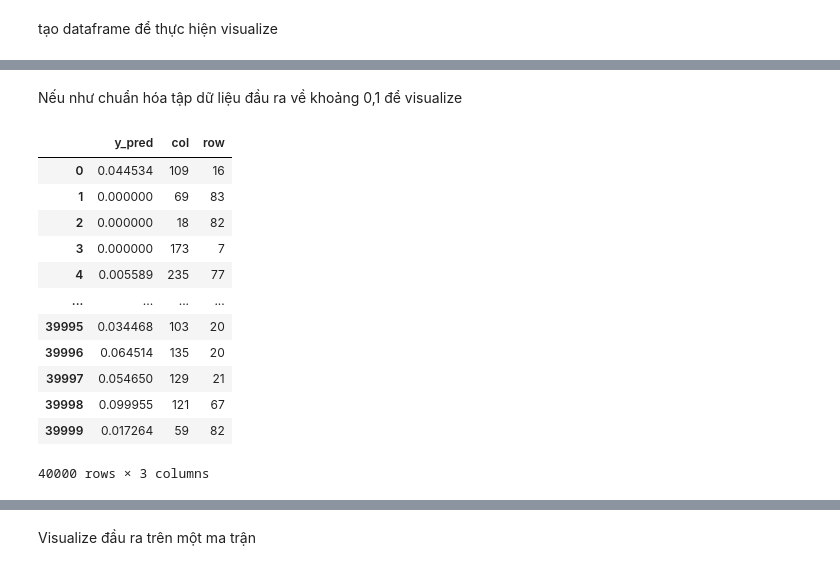
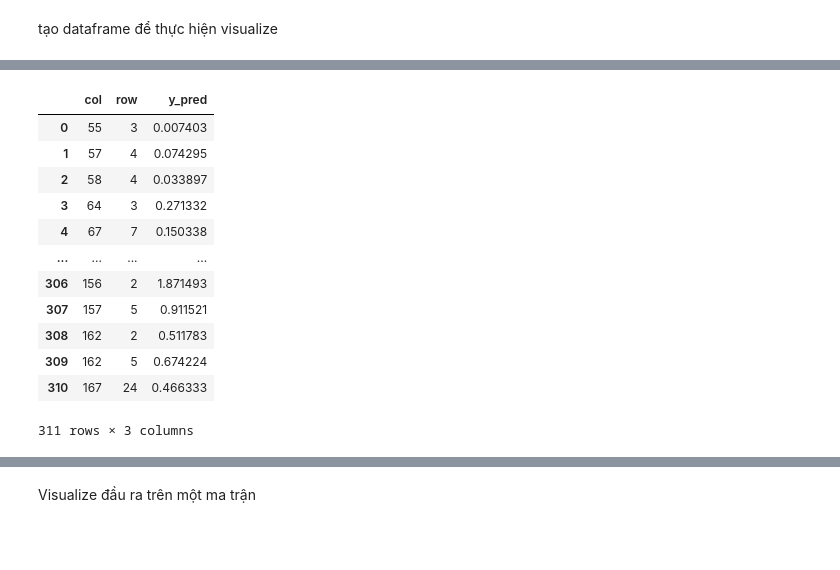
Before and after one commit to Le-Bao-181003/CVDHD, a Jupyter notebook: Stepwise.ipynb, the cells around one changed output, grey strips where cells are left out. Saved outputs shown, nothing was run; the diff lists cells and outputs as text; code cells hidden in the pictures; blank space fills up the shorter version.

```diff
--- a/Stepwise.ipynb
+++ b/Stepwise.ipynb
@@ -171,32 +131,26 @@ df_for_spatial_distribution
-# %% [markdown]
-Nếu như chuẩn hóa tập dữ liệu đầu ra về khoảng 0,1 để visualize
-# %%
-from sklearn.preprocessing import MinMaxScaler
-values_2d = np.array(df_for_spatial_distribution['y_pred']).reshape(-1, 1)
-
-# Initialize the MinMaxScaler
-scaler = MinMaxScaler()
-
-# Fit and transform the data
-normalized_values = scaler.fit_transform(values_2d)
-
-# Convert the normalized values back to a 1D array
-df_for_spatial_distribution['y_pred'] = normalized_values.flatten()
-df_for_spatial_distribution
-# %% [output]
-|  | y_pred | col | row |
-| 0 | 0.044534 | 109 | 16 |
-| 1 | 0.000000 | 69 | 83 |
-| 2 | 0.000000 | 18 | 82 |
-| 3 | 0.000000 | 173 | 7 |
-| 4 | 0.005589 | 235 | 77 |
-| ... | ... | ... | ... |
-| 39995 | 0.034468 | 103 | 20 |
-| 39996 | 0.064514 | 135 | 20 |
-| 39997 | 0.054650 | 129 | 21 |
-| 39998 | 0.099955 | 121 | 67 |
-| 39999 | 0.017264 | 59 | 82 |
-40000 rows × 3 columns
+# %%
+df_for_spatial_distribution = pd.DataFrame({
+    'y_pred': y_pred,
+    'col': data_test['Column Position'],
+    'row': data_test['Row Position']
+})
+#sau khi đã có tập dataframe lượng mưa dự đoán tại các điểm trạm, ta tiến hành tính trung bình giá trị lượng mưa tại mỗi trạm
+averaged_df = df_for_spatial_distribution.groupby(['col', 'row'], as_index=False).agg({'y_pred': 'mean'})
+averaged_df
+# %% [output]
+|  | col | row | y_pred |
+| 0 | 55 | 3 | 0.007403 |
+| 1 | 57 | 4 | 0.074295 |
+| 2 | 58 | 4 | 0.033897 |
+| 3 | 64 | 3 | 0.271332 |
+| 4 | 67 | 7 | 0.150338 |
+| ... | ... | ... | ... |
+| 306 | 156 | 2 | 1.871493 |
+| 307 | 157 | 5 | 0.911521 |
+| 308 | 162 | 2 | 0.511783 |
+| 309 | 162 | 5 | 0.674224 |
+| 310 | 167 | 24 | 0.466333 |
+311 rows × 3 columns
 # %%
 import numpy as np
 import pandas as pd
```
Also changed, not shown: parts of 6 cells of this notebook.
